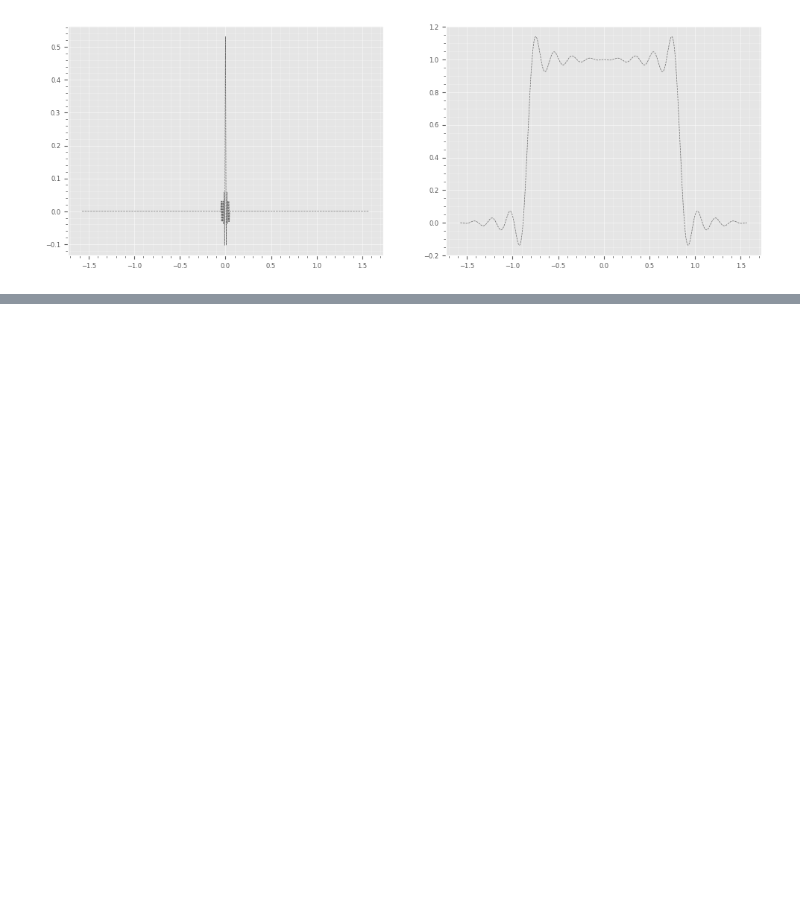
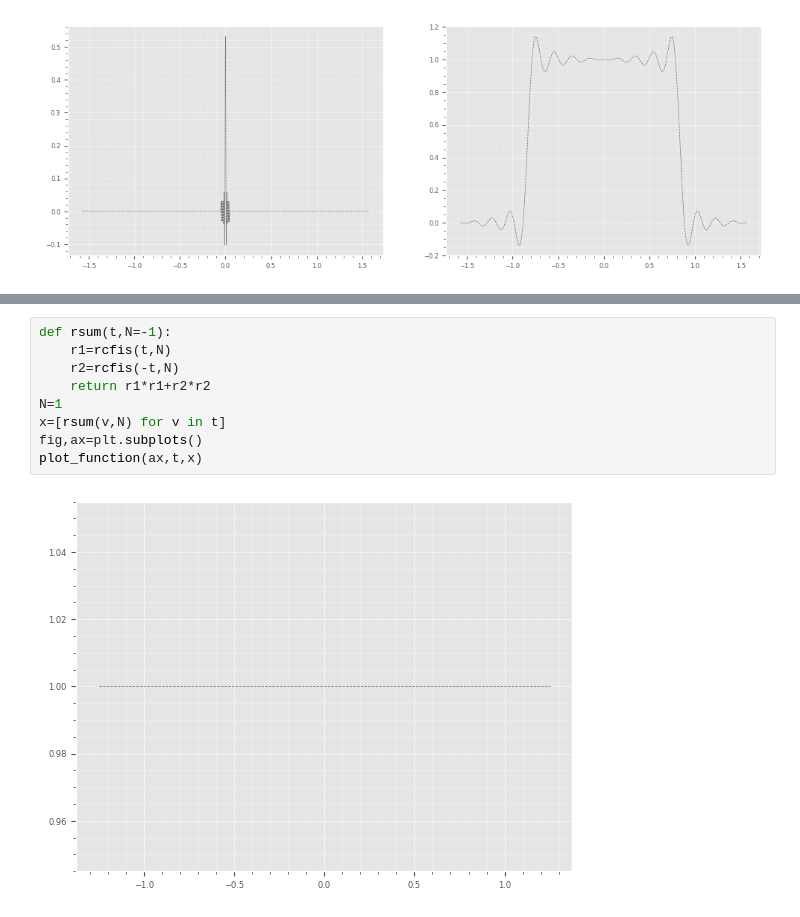
Before and after one commit to blackgolfer/super-qi, a Jupyter notebook: ms/sp/nb/fft.ipynb, the cells around one changed output, grey strips where cells are left out. Cells and saved outputs as stored; diff of their text form; blank space fills up the shorter version.

```diff
--- a/ms/sp/nb/fft.ipynb
+++ b/ms/sp/nb/fft.ipynb
@@ -134,0 +184,11 @@ plot_function(ax[1],tt,yyf[cc])
+# %%
+def rsum(t,N=-1):
+    r1=rcfis(t,N)
+    r2=rcfis(-t,N)
+    return r1*r1+r2*r2
+N=1
+x=[rsum(v,N) for v in t]
+fig,ax=plt.subplots()
+plot_function(ax,t,x)
+# %% [output]
+[figure, added]
```
Also changed, not shown: parts of 29 cells of this notebook, 2 other files.
